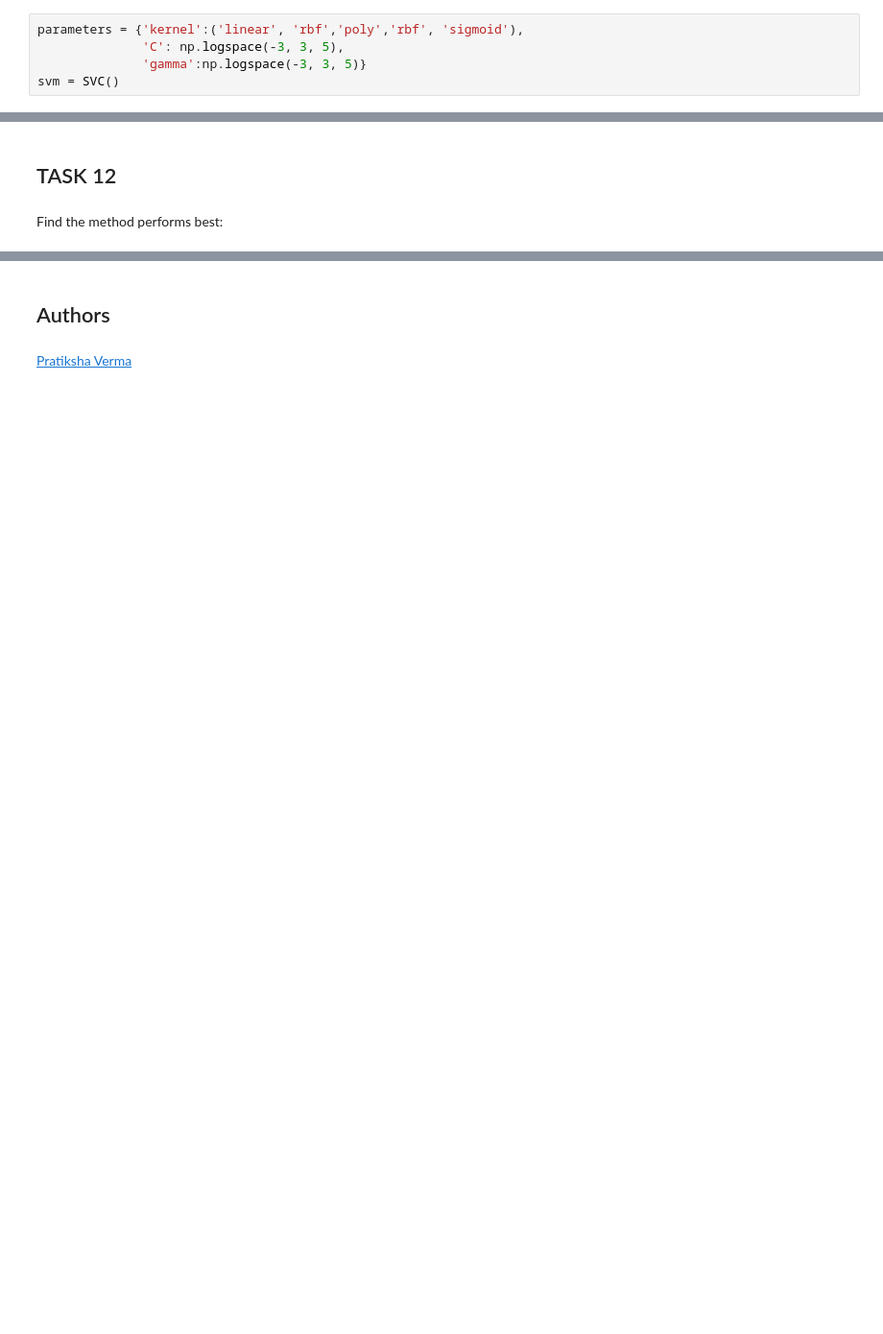
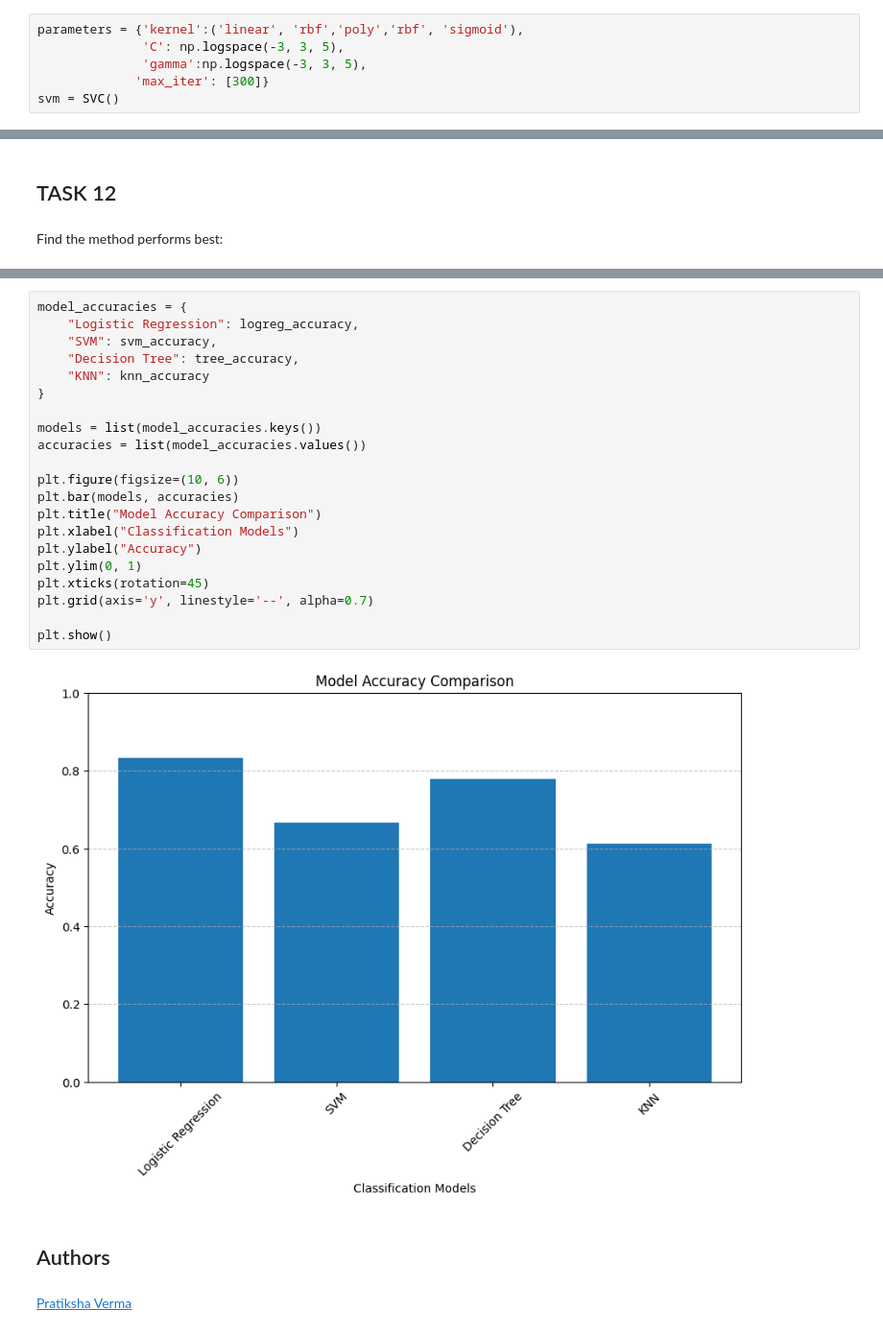
Before and after one commit to JRobbinsss18/IBM-Data-Science-Capstone, a Jupyter notebook: spacex_ML_pred.ipynb, the cells around one changed output, grey strips where cells are left out. Shown at 96% size. Drawn from its saved outputs; the diff is of its cells as text; blank space fills up the shorter version.

```diff
--- a/spacex_ML_pred.ipynb
+++ b/spacex_ML_pred.ipynb
@@ -211,7 +211,8 @@ Create a support vector machine object then  create a  <code>GridSearchCV</code>
 # %%
 parameters = {'kernel':('linear', 'rbf','poly','rbf', 'sigmoid'),
               'C': np.logspace(-3, 3, 5),
-              'gamma':np.logspace(-3, 3, 5)}
+              'gamma':np.logspace(-3, 3, 5),
+             'max_iter': [300]}
 svm = SVC()
 # %%
 grid_search = GridSearchCV(svm, parameters, cv=10)
@@ -301,3 +320,26 @@ NameError: name 'logreg_accuracy' is not defined
+# %%
+model_accuracies = {
+    "Logistic Regression": logreg_accuracy,
+    "SVM": svm_accuracy,
+    "Decision Tree": tree_accuracy,
+    "KNN": knn_accuracy
+}
+
+models = list(model_accuracies.keys())
+accuracies = list(model_accuracies.values())
+
+plt.figure(figsize=(10, 6))
+plt.bar(models, accuracies)
+plt.title("Model Accuracy Comparison")
+plt.xlabel("Classification Models")
+plt.ylabel("Accuracy")
+plt.ylim(0, 1)
+plt.xticks(rotation=45)
+plt.grid(axis='y', linestyle='--', alpha=0.7)
+
+plt.show()
+# %% [output]
+[figure, added]
 # %% [markdown]
 ## Authors
 # %% [markdown]
```
Also changed, not shown: parts of 7 cells of this notebook, 5 other files.
